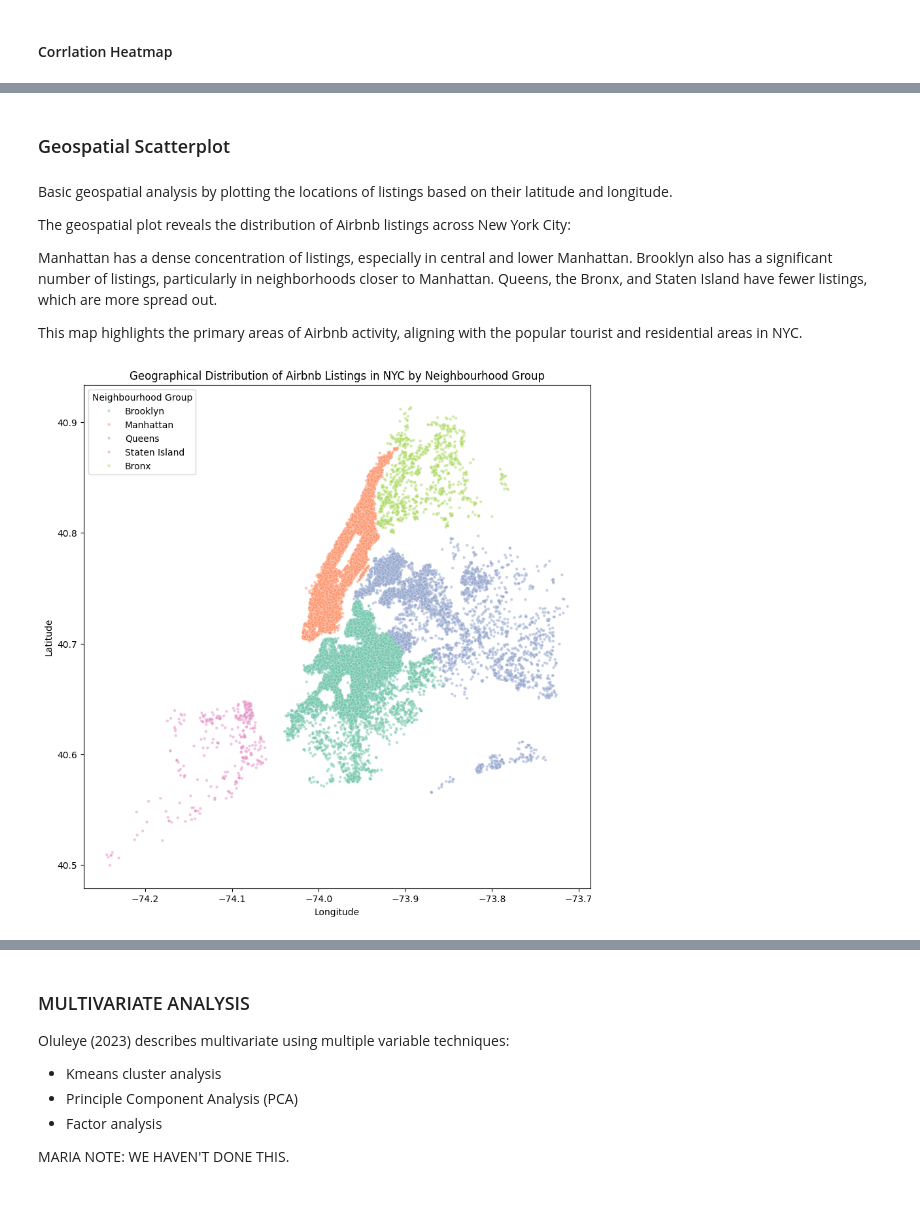
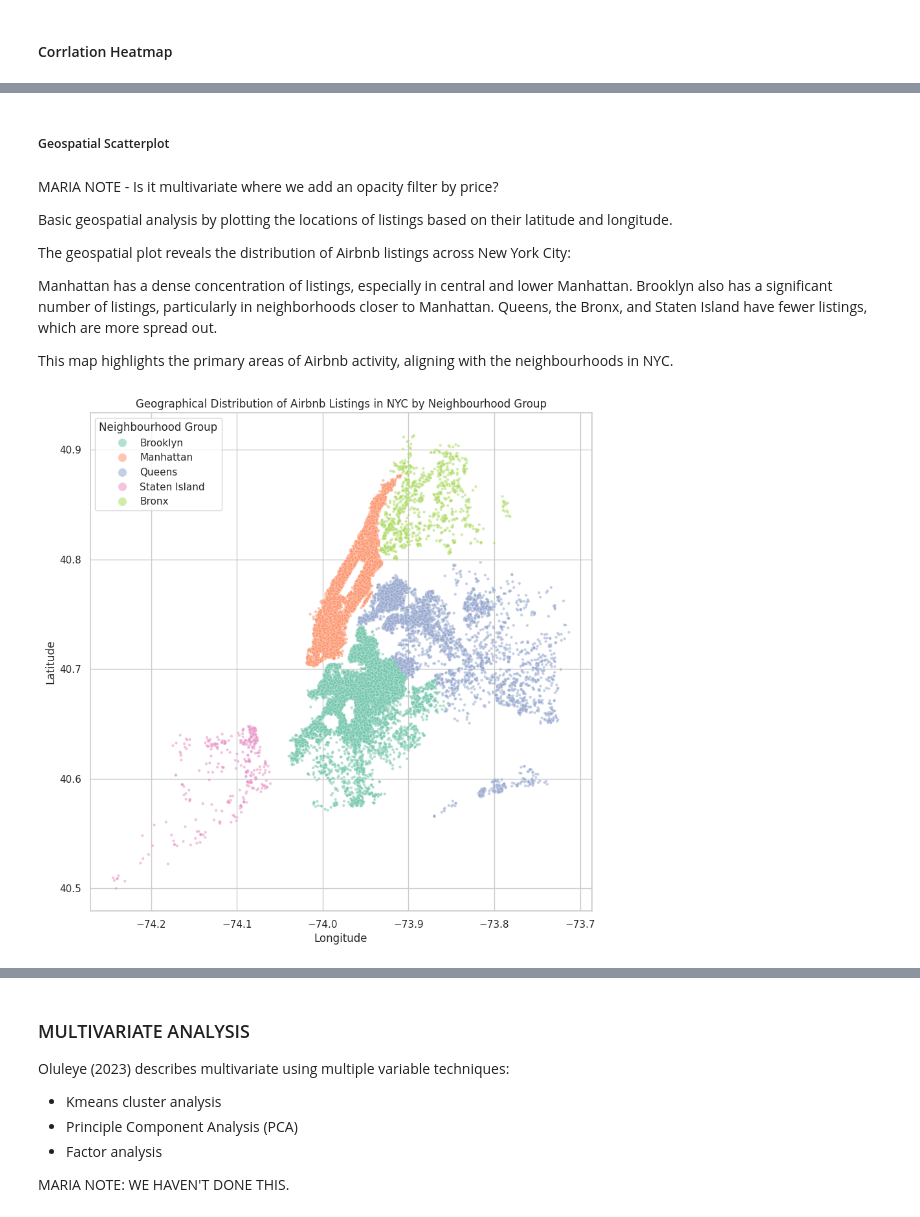
Before and after one commit to mariaingold/AirbnbNYC, a Jupyter notebook: AirbnbNYC.ipynb, the cells around one changed output, grey strips where cells are left out. Drawn from its saved outputs; the diff is of its cells as text; code cells hidden in the pictures.

Commit message:
Merged Ahmed, added neighbourhood, elbow

```diff
--- a/AirbnbNYC.ipynb
+++ b/AirbnbNYC.ipynb
@@ -333,0 +373,11 @@ These distributions provide insights into popular areas and room types in NYC fo
+# %%
+# Set a general style for the plots
+sns.set(style="whitegrid")
+
+# Plotting the distribution of listings by neighbourhood group
+plt.figure(figsize=(10, 5))
+sns.countplot(x='neighbourhood_group', data=nyc_airbnb_df)
+plt.title("Distribution of Listings by Neighbourhood Group")
+plt.xlabel("Neighbourhood Group")
+plt.ylabel("Number of Listings")
+plt.show()
@@ -411,6 +800,8 @@ plt.show()
 # %% [markdown]
-### Geospatial Scatterplot
+##### Geospatial Scatterplot
 # %% [markdown]
+MARIA NOTE - Is it multivariate where we add an opacity filter by price?
+
 Basic geospatial analysis by plotting the locations of listings based on their latitude and longitude.
 
 The geospatial plot reveals the distribution of Airbnb listings across New York City:
@@ -419,15 +810,15 @@ Manhattan has a dense concentration of listings, especially in central and lower
 Brooklyn also has a significant number of listings, particularly in neighborhoods closer to Manhattan.
 Queens, the Bronx, and Staten Island have fewer listings, which are more spread out.
 
-This map highlights the primary areas of Airbnb activity, aligning with the popular tourist and residential areas in NYC.
+This map highlights the primary areas of Airbnb activity, aligning with the neighbourhoods in NYC.
 # %%
 # Geospatial analysis - plot listings by latitude and longitude
 plt.figure(figsize=(10, 10))
 sns.scatterplot(x='longitude', y='latitude', hue='neighbourhood_group', data=nyc_airbnb_df, palette="Set2", s=10, alpha=0.5)
 plt.title("Geographical Distribution of Airbnb Listings in NYC by Neighbourhood Group")
 plt.xlabel("Longitude")
 plt.ylabel("Latitude")
-plt.legend(title='Neighbourhood Group')
+plt.legend(title='Neighbourhood Group', markerscale=3, scatterpoints=1)
 plt.show()
 # %% [output]
-[figure, old version]
+[figure, new version]
```
Also changed, not shown: parts of 92 cells of this notebook.
